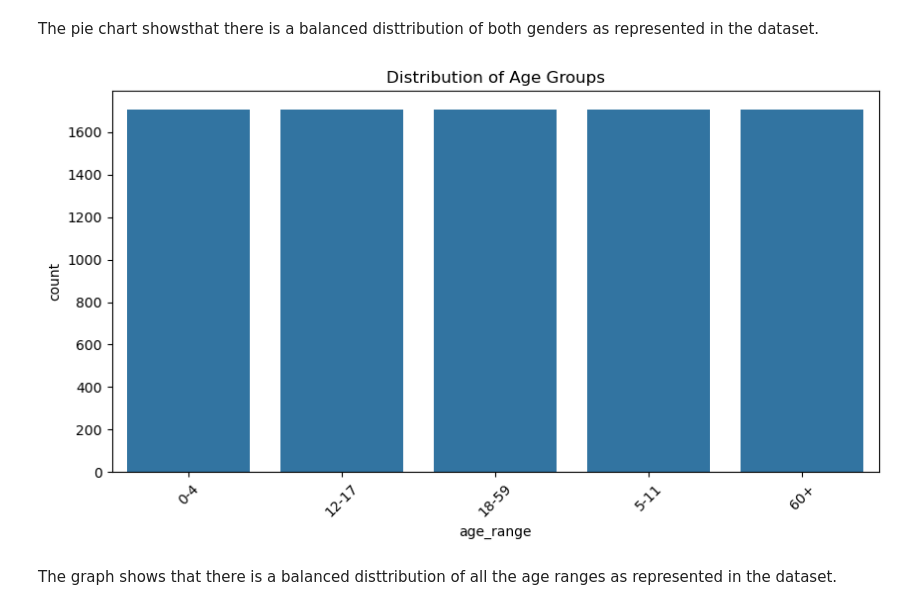
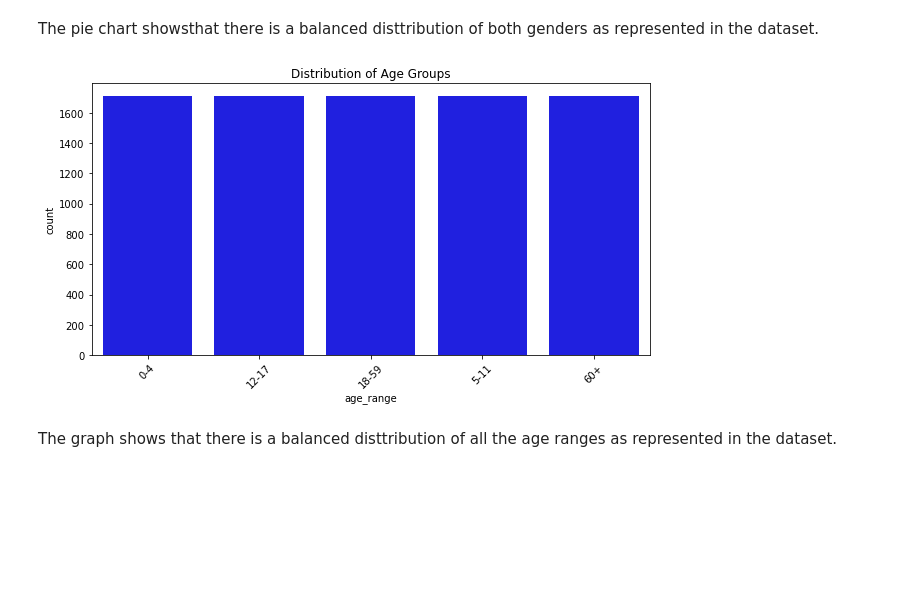
Before and after one commit to CharityNduati/Machine-learning-Model-on-Refugee-Population-Forecasting-Resource-Planning-System-for-Kenya, a Jupyter notebook: Final_Notebook.ipynb, the cells around one changed output. Saved outputs shown, nothing was run; the diff lists cells and outputs as text; code cells hidden in the pictures; blank space fills up the shorter version.

```diff
--- a/Final_Notebook.ipynb
+++ b/Final_Notebook.ipynb
@@ -477,16 +458,18 @@ The pie chart showsthat there is a balanced disttribution of both genders as rep
 # %%
 plt.figure(figsize=(10,5))
 
-sns.countplot(df,x="age_range",
-              order=sorted(df["age_range"].unique()))
+sns.countplot(
+    data=df,
+    x="age_range",
+    order=sorted(df["age_range"].unique()),
+    color='blue'
+)
 
 plt.title("Distribution of Age Groups")
-
 plt.xticks(rotation=45)
-
 plt.show()
 # %% [output]
-[figure, old version]
+[figure, new version]
 # %% [markdown]
 The graph shows that there is a balanced disttribution of all the age ranges as represented in the dataset.
 # %%
```
Also changed, not shown: parts of 109 cells of this notebook.
